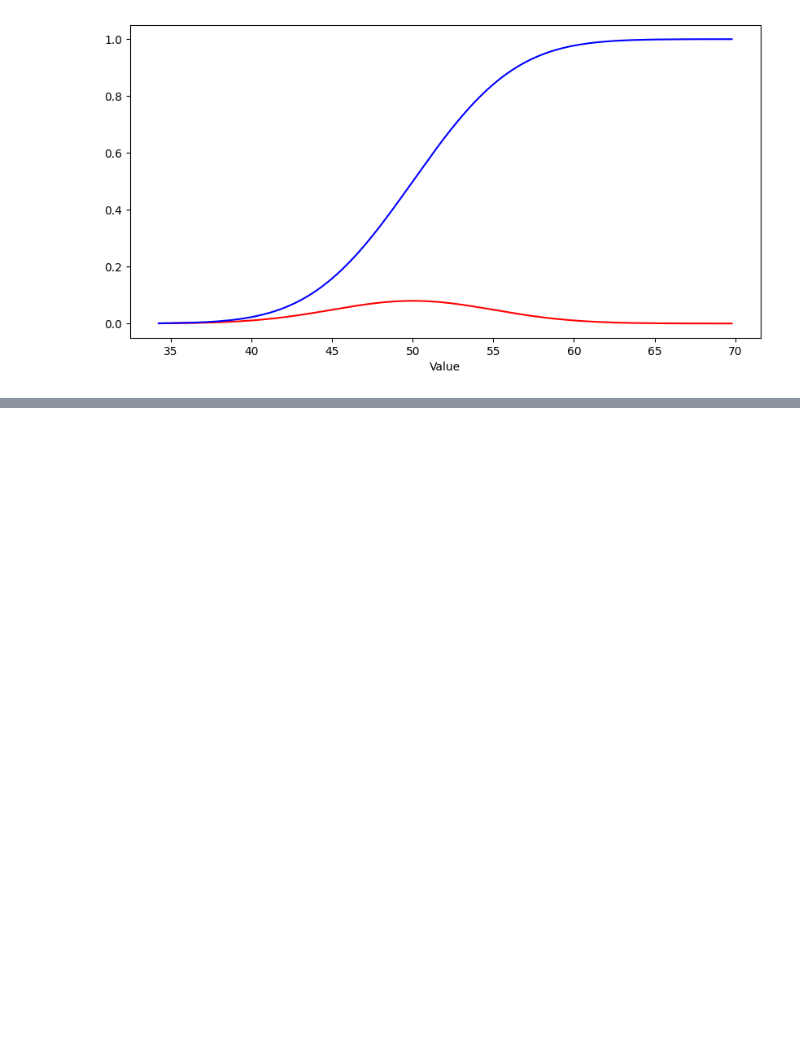
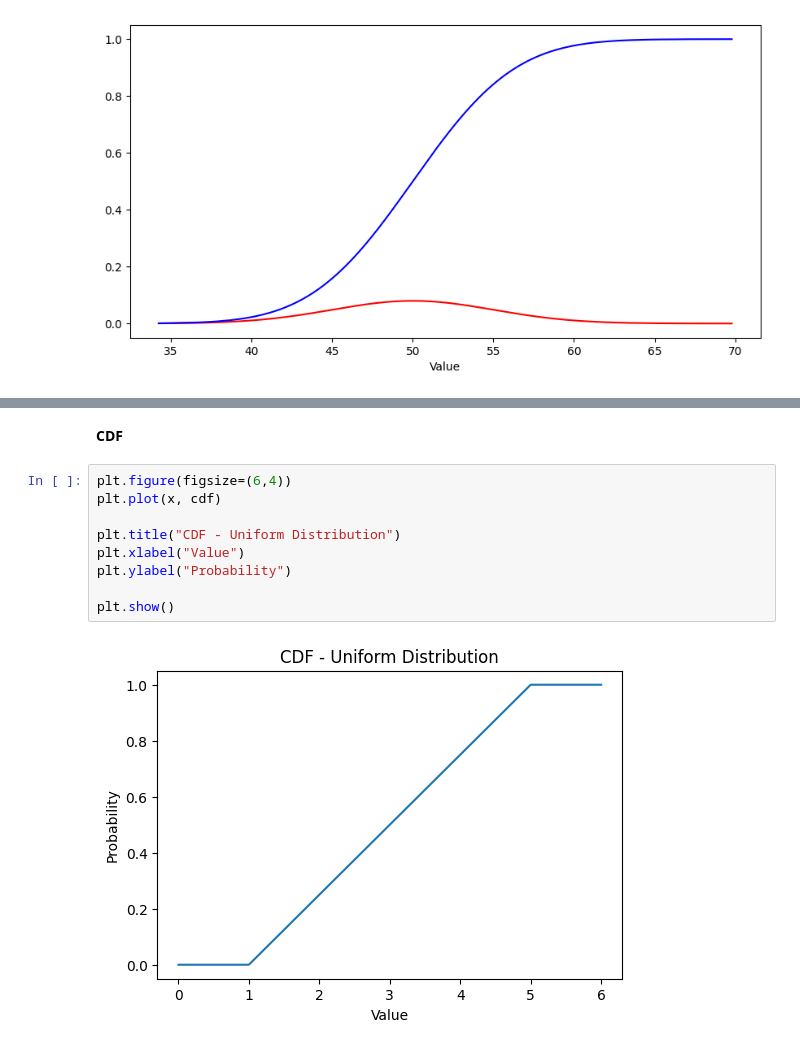
Before and after one commit to 4GeeksAcademy/ekbalam11-probability-distribution-exercises-project-with-python, a Jupyter notebook: notebook/problems.ipynb, the cells around one changed output, grey strips where cells are left out. Saved outputs shown, nothing was run; the diff lists cells and outputs as text; blank space fills up the shorter version.

```diff
--- a/notebook/problems.ipynb
+++ b/notebook/problems.ipynb
@@ -148,0 +213,13 @@ plt.show()
+# %% [markdown]
+**CDF**
+# %%
+plt.figure(figsize=(6,4))
+plt.plot(x, cdf)
+
+plt.title("CDF - Uniform Distribution")
+plt.xlabel("Value")
+plt.ylabel("Probability")
+
+plt.show()
+# %% [output]
+[figure, added]
```
Also changed, not shown: parts of 10 cells of this notebook.
